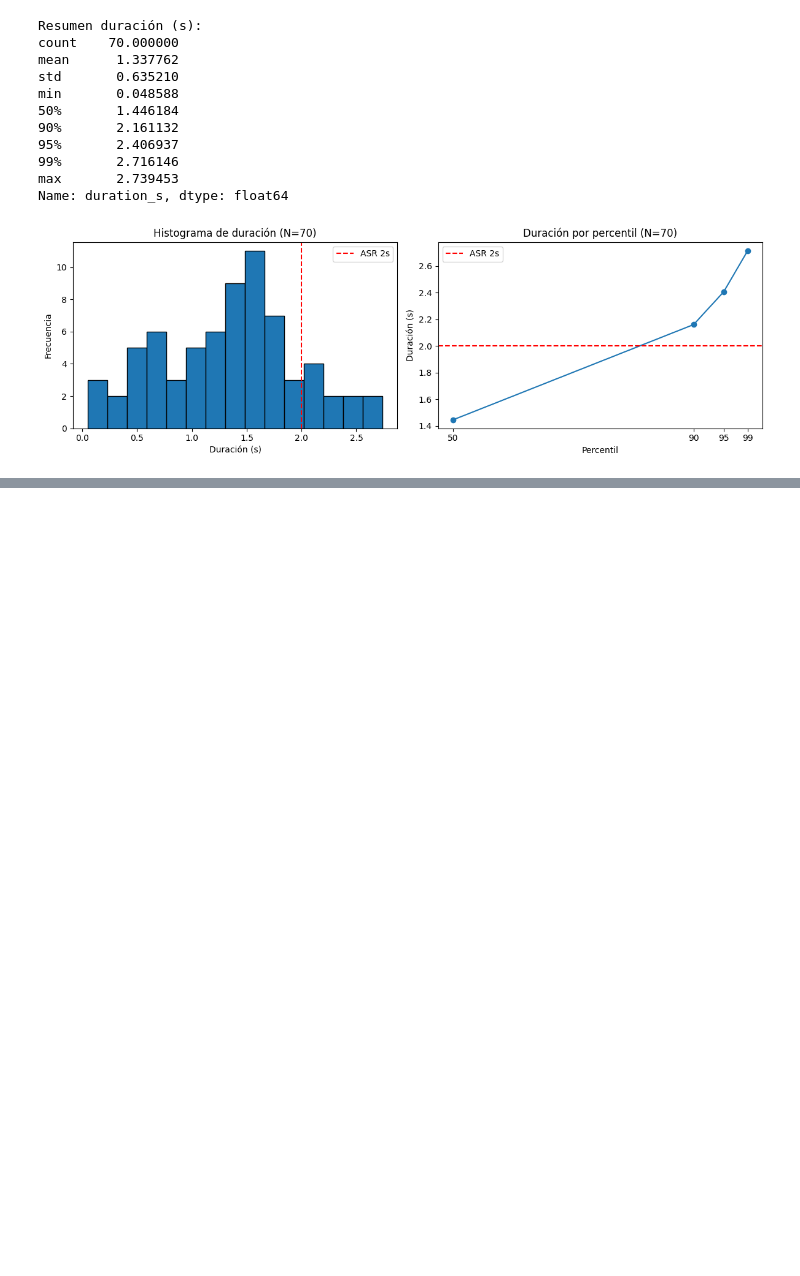
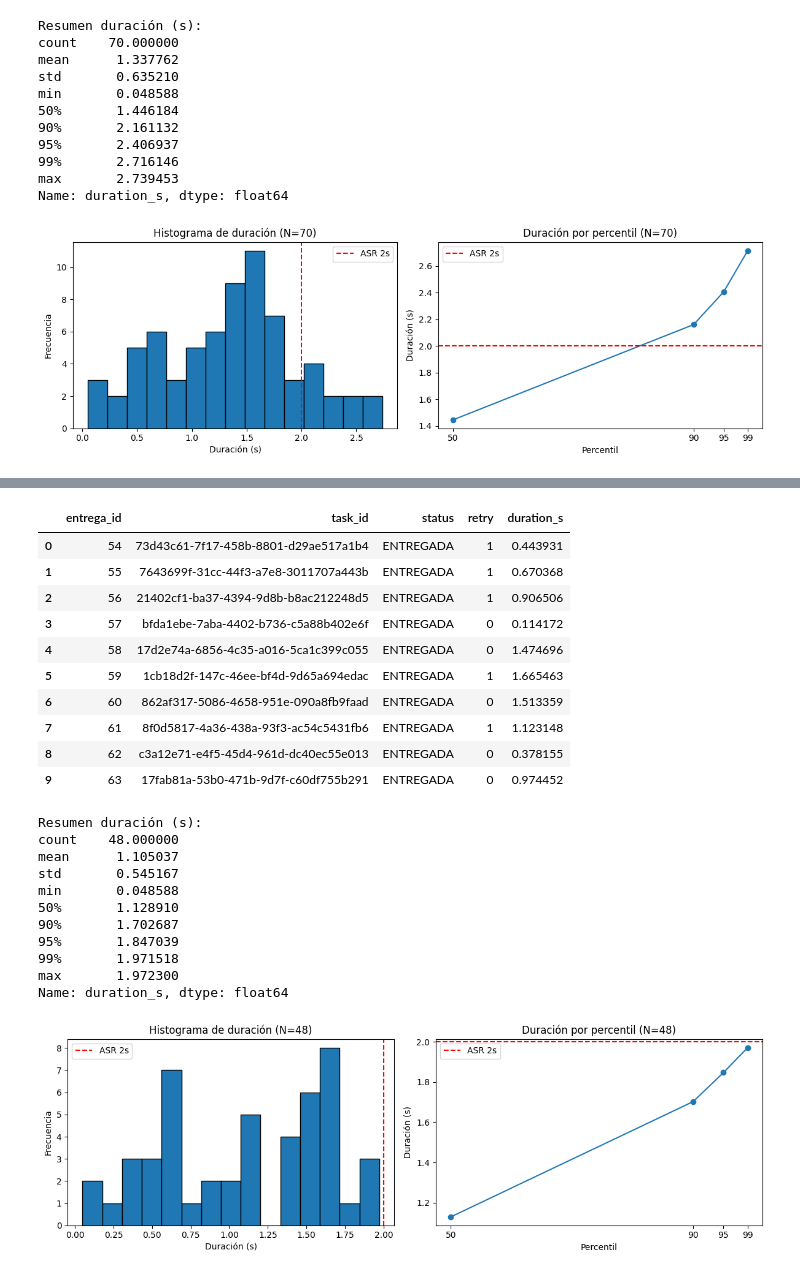
Before and after one commit to haroldVirguez/MISW4202, a Jupyter notebook: analysis/analysis.ipynb, the cells around one changed output, grey strips where cells are left out. Drawn from its saved outputs; the diff is of its cells as text; code cells hidden in the pictures; blank space fills up the shorter version.

Commit message:
Agrega analisis de datos de duración por solicitudes - status == ENTREGADA

```diff
--- a/analysis/analysis.ipynb
+++ b/analysis/analysis.ipynb
@@ -155,0 +97,59 @@ Name: duration_s, dtype: float64
+# %%
+df = pd.DataFrame(rows, columns=["entrega_id","task_id","status","retry","duration_s"])\
+    .query("status == 'ENTREGADA'")\
+    .sort_values(["entrega_id","retry"])\
+    .reset_index(drop=True)
+display(df.head(10))
+
+print("Resumen duración (s):")
+print(df["duration_s"].describe(percentiles=[.5,.9,.95,.99]))
+
+
+fig, axes = plt.subplots(1, 2, figsize=(12,4))
+n = len(df)
+
+# Histograma
+axes[0].hist(df["duration_s"], bins=15, edgecolor="black")
+axes[0].axvline(2, color="red", linestyle="--", label="ASR 2s")
+axes[0].set_title(f"Histograma de duración (N={n})")
+axes[0].set_xlabel("Duración (s)")
+axes[0].set_ylabel("Frecuencia")
+axes[0].legend()
+
+# Percentiles
+percentiles = [50, 90, 95, 99]
+values = [df["duration_s"].quantile(p/100) for p in percentiles]
+axes[1].plot(percentiles, values, marker="o")
+axes[1].axhline(2, color="red", linestyle="--", label="ASR 2s")
+axes[1].set_title(f"Duración por percentil (N={n})")
+axes[1].set_xlabel("Percentil")
+axes[1].set_ylabel("Duración (s)")
+axes[1].set_xticks(percentiles)
+axes[1].legend()
+
+plt.tight_layout()
+plt.show()
+# %% [output]
+|  | entrega_id | task_id | status | retry | duration_s |
+| 0 | 54 | 73d43c61-7f17-458b-8801-d29ae517a1b4 | ENTREGADA | 1 | 0.443931 |
+| 1 | 55 | 7643699f-31cc-44f3-a7e8-3011707a443b | ENTREGADA | 1 | 0.670368 |
+| 2 | 56 | 21402cf1-ba37-4394-9d8b-b8ac212248d5 | ENTREGADA | 1 | 0.906506 |
+| 3 | 57 | bfda1ebe-7aba-4402-b736-c5a88b402e6f | ENTREGADA | 0 | 0.114172 |
+| 4 | 58 | 17d2e74a-6856-4c35-a016-5ca1c399c055 | ENTREGADA | 0 | 1.474696 |
+| 5 | 59 | 1cb18d2f-147c-46ee-bf4d-9d65a694edac | ENTREGADA | 1 | 1.665463 |
+| 6 | 60 | 862af317-5086-4658-951e-090a8fb9faad | ENTREGADA | 0 | 1.513359 |
+| 7 | 61 | 8f0d5817-4a36-438a-93f3-ac54c5431fb6 | ENTREGADA | 1 | 1.123148 |
+| 8 | 62 | c3a12e71-e4f5-45d4-961d-dc40ec55e013 | ENTREGADA | 0 | 0.378155 |
+| 9 | 63 | 17fab81a-53b0-471b-9d7f-c60df755b291 | ENTREGADA | 0 | 0.974452 |
+Resumen duración (s):
+count    48.000000
+mean      1.105037
+std       0.545167
+min       0.048588
+50%       1.128910
+90%       1.702687
+95%       1.847039
+99%       1.971518
+max       1.972300
+Name: duration_s, dtype: float64
+[figure, added]
```
Also changed, not shown: parts of 2 cells of this notebook, 1 other file.
